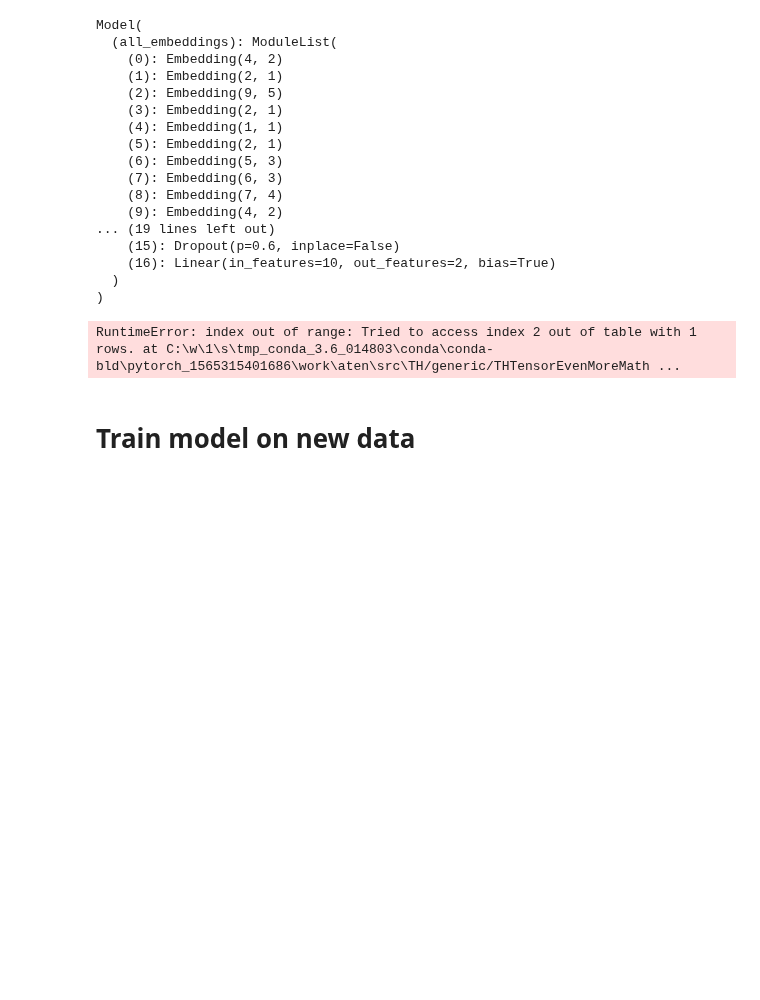
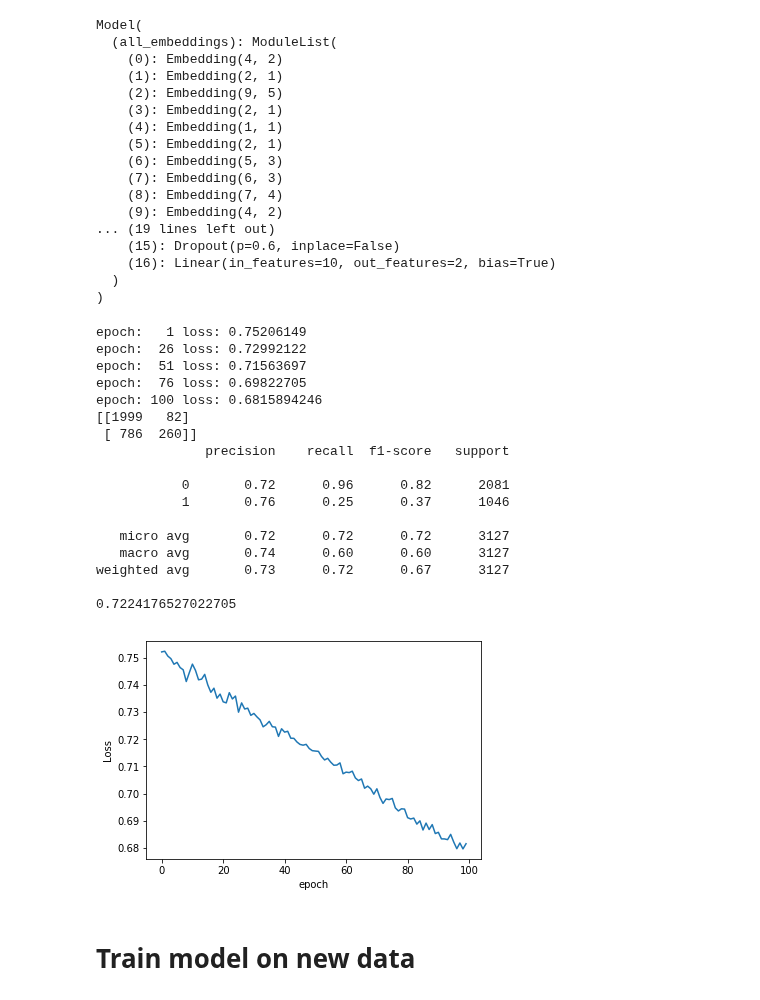
Before and after one commit to oskarwiese/fagprojekt, a Jupyter notebook: src/Classifier_notebook.ipynb, the cells around one changed output. Drawn from its saved outputs; the diff is of its cells as text; code cells hidden in the pictures; blank space fills up the shorter version.

```diff
--- a/src/Classifier_notebook.ipynb
+++ b/src/Classifier_notebook.ipynb
@@ -315,7 +271,7 @@ Model(
 loss_function = nn.CrossEntropyLoss()
 optimizer = torch.optim.Adam(model.parameters(), lr=0.001 , weight_decay = 1e-6)
 # %%
-epochs = 300
+epochs = 100
 aggregated_losses = []
 
 # Initialize lists for training and validation
@@ -335,34 +291,51 @@ for i in range(epochs):
         print(f'epoch: {i:3} loss: {single_loss.item():10.8f}')
 
     optimizer.zero_grad()
     single_loss.backward()
     optimizer.step()
 
 print(f'epoch: {i:3} loss: {single_loss.item():10.10f}')
 
 
 
 # Plot the loss over epocs
 plt.plot(range(epochs), aggregated_losses)
 plt.ylabel('Loss')
 plt.xlabel('epoch');
 
 
 # Predict on the test set
 model.eval()
 with torch.no_grad():
     y_val = model(Xcattest, Xnumtest)
     loss = loss_function(y_val, ytest)
 
 
 y_val = np.argmax(y_val, axis=1)
 
 
 print(confusion_matrix(ytest,y_val))
 print(classification_report(ytest,y_val))
 print(accuracy_score(ytest, y_val))
 # %% [output]
-RuntimeError: index out of range: Tried to access index 2 out of table with 1 rows. at C:\w\1\s\tmp_conda_3.6_014803\conda\conda-bld\pytorch_1565315401686\work\aten\src\TH/generic/THTensorEvenMoreMath ...
+epoch:   1 loss: 0.75206149
+epoch:  26 loss: 0.72992122
+epoch:  51 loss: 0.71563697
+epoch:  76 loss: 0.69822705
+epoch: 100 loss: 0.6815894246
+[[1999   82]
+ [ 786  260]]
+              precision    recall  f1-score   support
+
+           0       0.72      0.96      0.82      2081
+           1       0.76      0.25      0.37      1046
+
+   micro avg       0.72      0.72      0.72      3127
+   macro avg       0.74      0.60      0.60      3127
+weighted avg       0.73      0.72      0.67      3127
+
+0.7224176527022705
+[figure, added]
 # %% [markdown]
 # Train model on new data
 # %%
```
Also changed, not shown: parts of 8 cells of this notebook, 1 other file.
